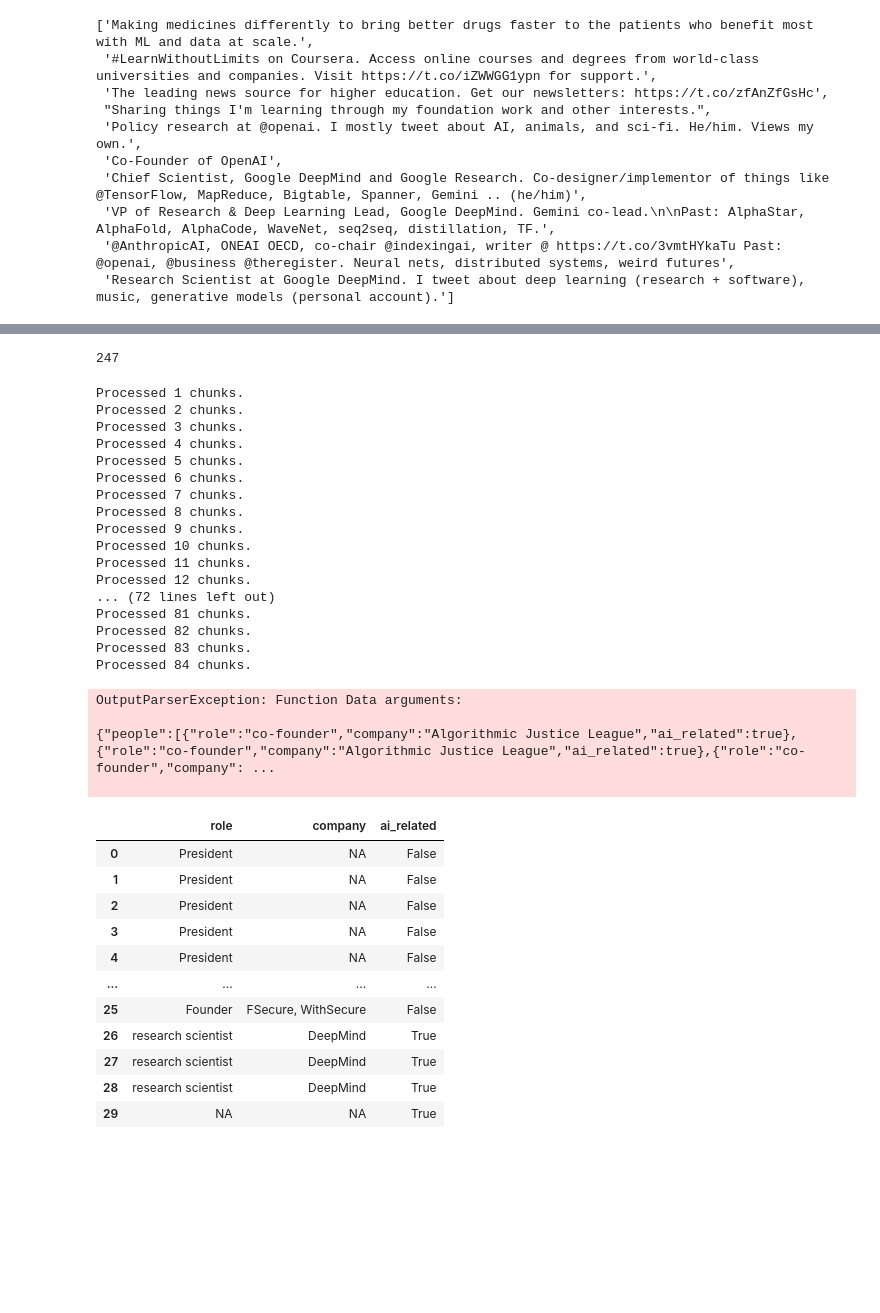
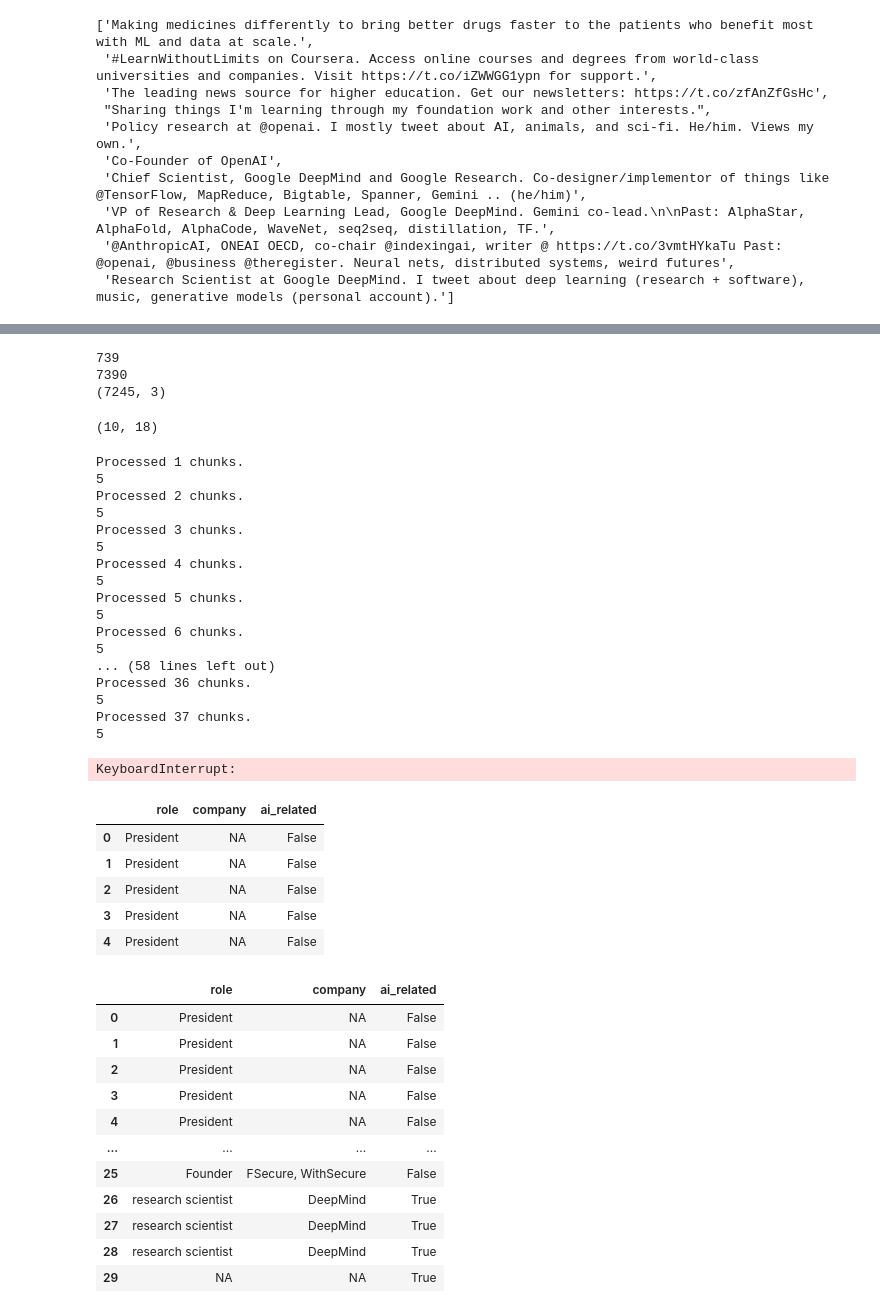
Before and after one commit to TeachFakerPlayingMid/Langchain_GPT4_VC_Data_Extraction, a Jupyter notebook: src/langchian_GPT_extraction.ipynb, the cells around one changed output, grey strips where cells are left out. Cells and saved outputs as stored; diff of their text form; code cells hidden in the pictures; blank space fills up the shorter version.

Commit message:
find the problem
chunck size is not stable

```diff
--- a/src/langchian_GPT_extraction.ipynb
+++ b/src/langchian_GPT_extraction.ipynb
@@ -347,14 +394,22 @@ df_new
 # %%
-chunk_size = 30
+chunk_size = 5
 chunks = [df_new.iloc[i:i + chunk_size  ] for i in range(0, df_new.shape[0], chunk_size)]
-# %%
-len(chunks)
-# %% [output]
-247
+# %%
+print(len(chunks))
+print(df_new.shape[0])
+print(df_intermediate.shape)
+chunks[-2].shape
+# %% [output]
+739
+7390
+(7245, 3)
+(10, 18)
+# %%
+df_intermediate = pd.DataFrame()
 # %%
 # Process each chunk and store the results
 processed_chunks = 0
-extracted_info_list = pd.DataFrame()
+# extracted_info_list = pd.DataFrame()
 saved_dataframes = {}
 for i, chunk in enumerate(chunks):
 #for i, chunk in enumerate(chunks[:119], start=119):
@@ -365,37 +420,38 @@ for i, chunk in enumerate(chunks):
     bio_data = [{"role": person.role, "company": person.company, "ai_related": person.ai_related} for person in extracted_info.people]
     bio_df_new = pd.DataFrame(bio_data)
 
-    extracted_info_list = pd.concat([extracted_info_list, bio_df_new])
-
+    # extracted_info_list = pd.concat([extracted_info_list, bio_df_new])
+    df_intermediate = pd.concat([df_intermediate, bio_df_new])
     processed_chunks += 1
     print(f'Processed {processed_chunks} chunks.')
+
+    print(bio_df_new.shape[0])
+
     # Save intermediate results every 900 chunks
-    if processed_chunks % 30 == 0:
-        saved_dataframes[f'dataframe222_{processed_chunks}'] = bio_df_new.copy()
-        print(f'Saved dataframe222_{processed_chunks} in memory.')
+    # if processed_chunks % 30 == 0:
+    #     df_intermediate = pd.concat([df_intermediate, bio_df_new])
+    #     saved_dataframes[f'dataframe222_{processed_chunks}'] = bio_df_new.copy()
+    #     print(f'Saved dataframe222_{processed_chunks} in memory.')
 
-        intermediate_filename = f'intermediate_results222_{processed_chunks}.csv'
-        save_result(bio_df_new, intermediate_filename)
-        print(f'Saved {intermediate_filename}.')
+    #     intermediate_filename = f'intermediate_results222_{processed_chunks}.csv'
+    #     save_result(bio_df_new, intermediate_filename)
+    #     print(f'Saved {intermediate_filename}.')
 # %% [output]
 Processed 1 chunks.
+5
 Processed 2 chunks.
+5
 Processed 3 chunks.
+5
 Processed 4 chunks.
+5
 Processed 5 chunks.
+5
 Processed 6 chunks.
-Processed 7 chunks.
-Processed 8 chunks.
-Processed 9 chunks.
-Processed 10 chunks.
-Processed 11 chunks.
-Processed 12 chunks.
-... (72 lines left out)
-Processed 81 chunks.
-Processed 82 chunks.
-Processed 83 chunks.
-Processed 84 chunks.
+5
+... (58 lines left out)
+Processed 36 chunks.
+5
+Processed 37 chunks.
+5
-OutputParserException: Function Data arguments:
-
-{"people":[{"role":"co-founder","company":"Algorithmic Justice League","ai_related":true},{"role":"co-founder","company":"Algorithmic Justice League","ai_related":true},{"role":"co-founder","company": ...
-
+KeyboardInterrupt:
@@ -404,3 +458,12 @@ dataframe_210
+# %%
+df_intermediate.head()
+# %% [output]
+|  | role | company | ai_related |
+| 0 | President | NA | False |
+| 1 | President | NA | False |
+| 2 | President | NA | False |
+| 3 | President | NA | False |
+| 4 | President | NA | False |
 # %%
 extracted_info_list
 # %% [output]
```
Also changed, not shown: parts of 17 cells of this notebook, 2 other files.
